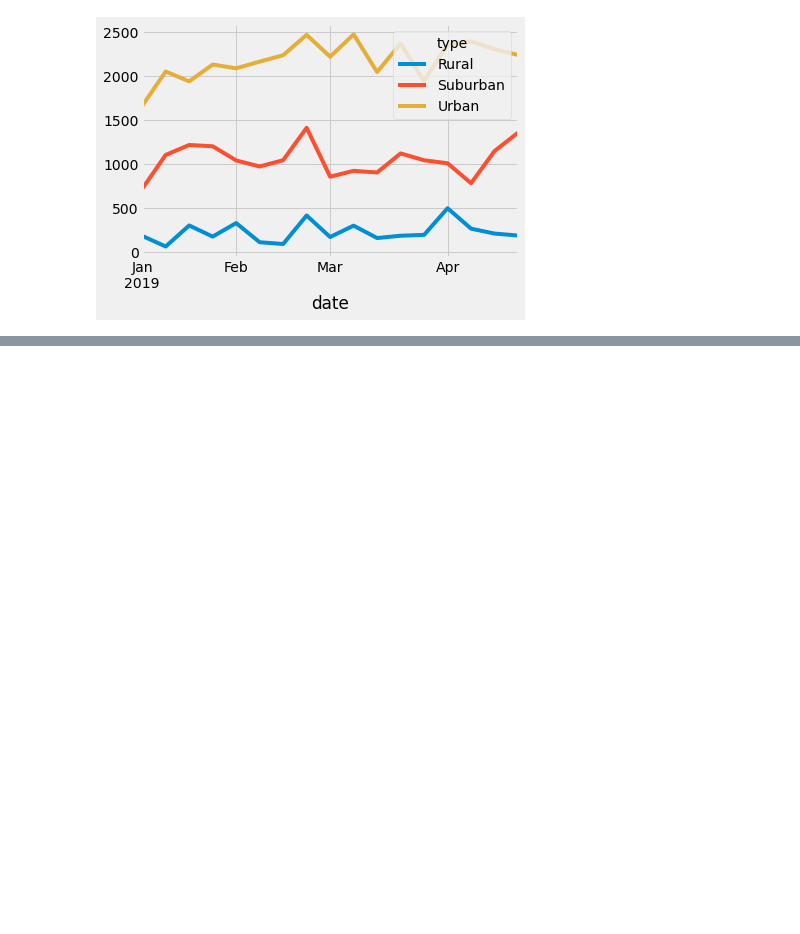
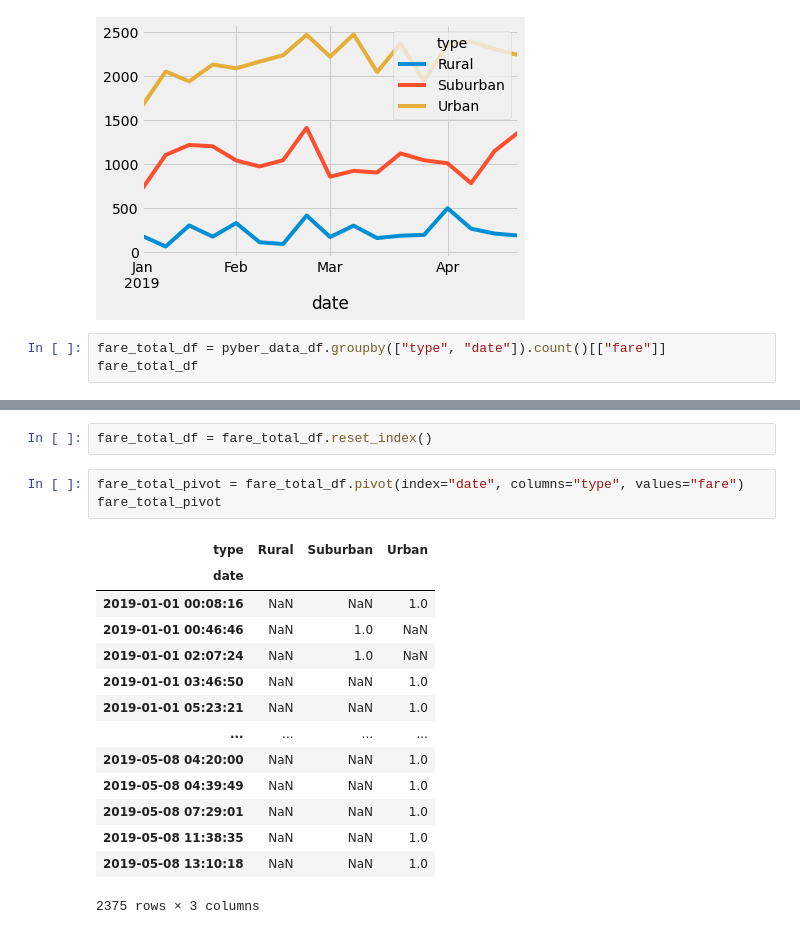
Before and after one commit to melyssasibal/PyBer-Analysis, a Jupyter notebook: PyBer_Challenge.ipynb, the cells around one changed output, grey strips where cells are left out. Drawn from its saved outputs; the diff is of its cells as text; blank space fills up the shorter version.

```diff
--- a/PyBer_Challenge.ipynb
+++ b/PyBer_Challenge.ipynb
@@ -263,3 +279,6 @@ plt.savefig("analysis/Pyber_Fare_Summary.png")
 plt.show()
 # %% [output]
 [figure]
+# %%
+fare_total_df = pyber_data_df.groupby(["type", "date"]).count()[["fare"]]
+fare_total_df
@@ -265,0 +300,20 @@ plt.show()
+# %%
+fare_total_df = fare_total_df.reset_index()
+# %%
+fare_total_pivot = fare_total_df.pivot(index="date", columns="type", values="fare")
+fare_total_pivot
+# %% [output]
+| type | Rural | Suburban | Urban |
+| date |  |  |  |
+| 2019-01-01 00:08:16 | NaN | NaN | 1.0 |
+| 2019-01-01 00:46:46 | NaN | 1.0 | NaN |
+| 2019-01-01 02:07:24 | NaN | 1.0 | NaN |
+| 2019-01-01 03:46:50 | NaN | NaN | 1.0 |
+| 2019-01-01 05:23:21 | NaN | NaN | 1.0 |
+| ... | ... | ... | ... |
+| 2019-05-08 04:20:00 | NaN | NaN | 1.0 |
+| 2019-05-08 04:39:49 | NaN | NaN | 1.0 |
+| 2019-05-08 07:29:01 | NaN | NaN | 1.0 |
+| 2019-05-08 11:38:35 | NaN | NaN | 1.0 |
+| 2019-05-08 13:10:18 | NaN | NaN | 1.0 |
+2375 rows × 3 columns
```
Also changed, not shown: parts of 8 cells of this notebook, 4 other files.
